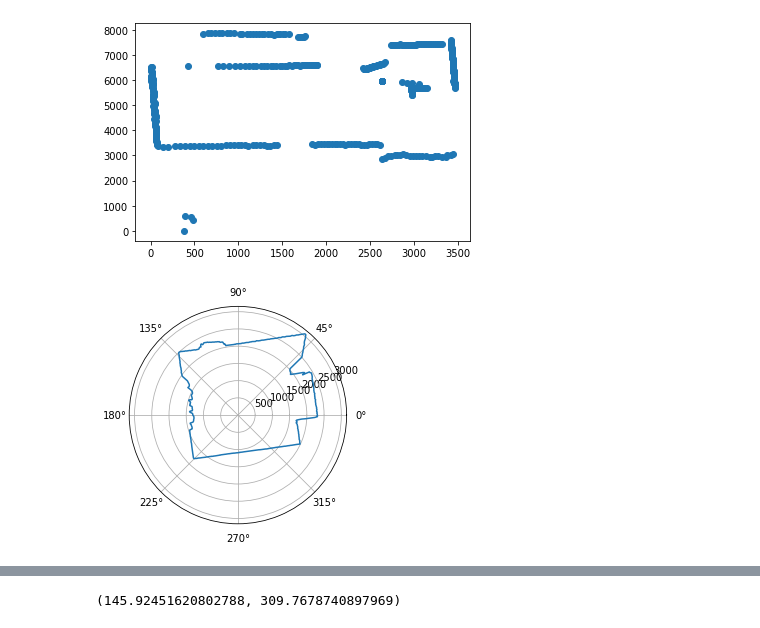
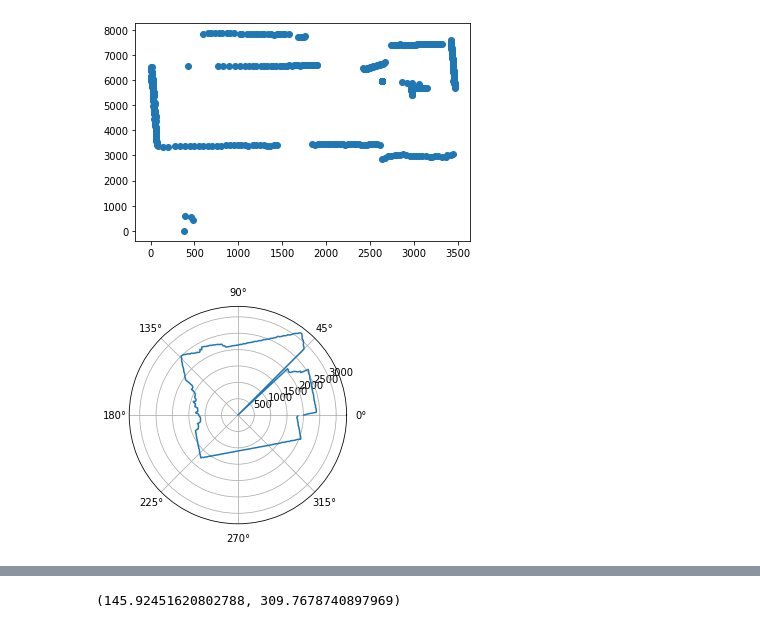
Before and after one commit to SibiAkkash/lidar-scan-matching, a Jupyter notebook: scan_data.ipynb, the cells around one changed output, grey strips where cells are left out. Saved outputs shown, nothing was run; the diff lists cells and outputs as text; code cells hidden in the pictures.

```diff
--- a/scan_data.ipynb
+++ b/scan_data.ipynb
@@ -18,6 +18,22 @@ def get_data(file):
     angles = np.array(angles)
     distances = np.array(distances)
     return angles, distances
+# %%
+def one_data_per_deg(file):
+    seen = set()
+    angles = []
+    dists = []
+    with open(file, 'r') as f:
+        lines = f.readlines()
+        for line in lines:
+            angle, dist, quality = map(lambda x : float(x.split(':')[1]), line.split())
+            angle = math.floor(angle)
+            if angle not in seen:
+                angles.append(math.radians(angle))
+                dists.append(dist)
+                seen.add(angle)
+
+    return angles, dists
 # %%
 angles, distances = get_data("small_room_euclid/sm_points_3.txt")
 
@@ -51,12 +67,14 @@ plt.show()
 # %% [output]
 [figure]
 # %%
-angles, distances = get_data("small_room/sm_out_4.txt")
+# angles, distances = get_data("small_room/sm_out_4.txt")
+ang, dist = one_data_per_deg("small_room/sm_out_3.txt")
 fig = plt.figure()
-plt.polar(angles, distances)
+# plt.polar(angles, distances)
+plt.polar(ang, dist)
 plt.show()
 # %% [output]
-[figure, old version]
+[figure, new version]
 # %%
 ang_1, dist_1 = get_data("small_room/sm_out_1.txt")
 ang_2, dist_2 = get_data("small_room/sm_out_2.txt")
```
Also changed, not shown: parts of 1 cell of this notebook, 8 other files.
